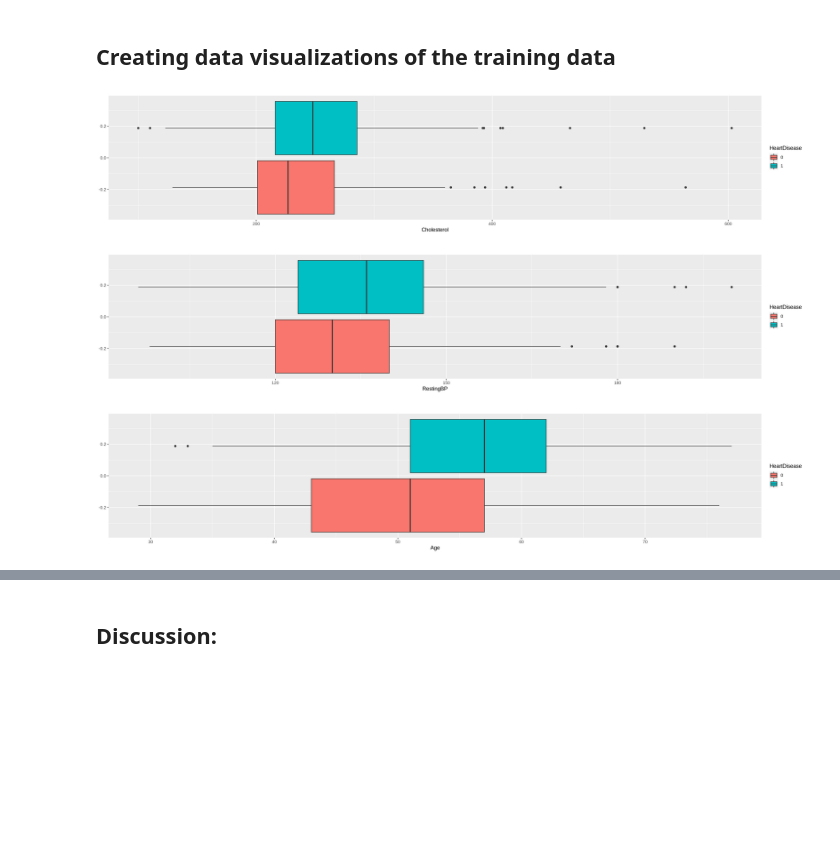
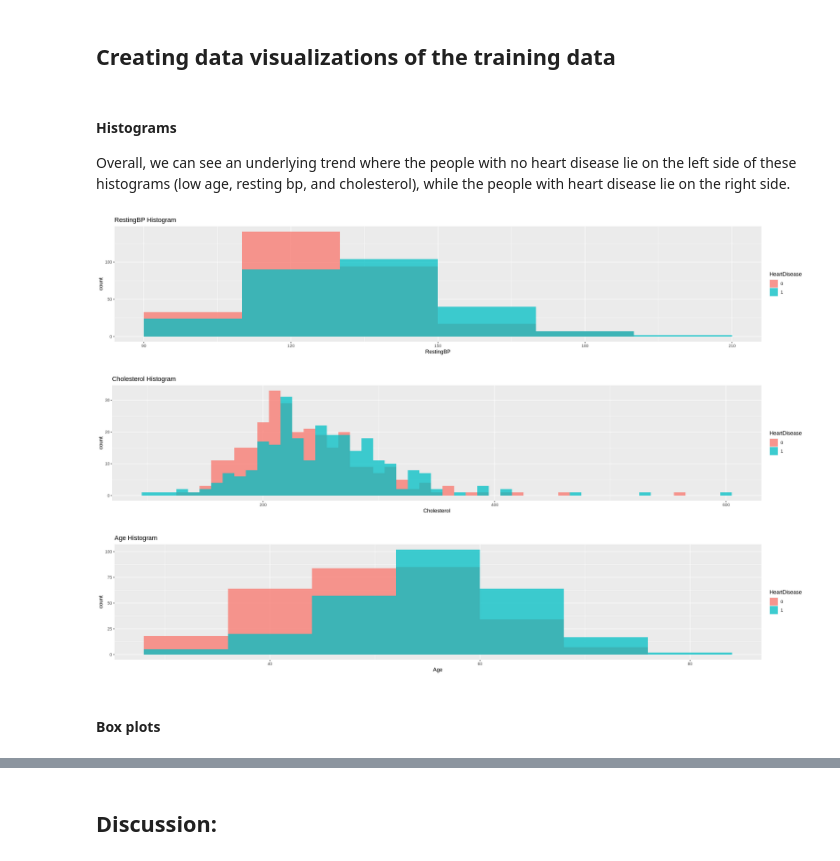
Before and after one commit to josephsoo/dsci_100_group_12, a Jupyter notebook: Project report.ipynb, the cells around one changed output, grey strips where cells are left out. Saved outputs shown, nothing was run; the diff lists cells and outputs as text; code cells hidden in the pictures; blank space fills up the shorter version.

Commit message:
visualizations

```diff
--- a/Project report.ipynb
+++ b/Project report.ipynb
@@ -150,24 +150,34 @@ We can see that the split between people with and without heart disease is gener
 **something talking about the means?**
 # %% [markdown]
 ## Creating data visualizations of the training data
+# %% [markdown]
+#### Histograms
+
+Overall, we can see an underlying trend where the people with no heart disease lie on the left side of these histograms (low age, resting bp, and cholesterol), while the people with heart disease lie on the right side.
 # %%
 options(repr.plot.width = 20, repr.plot.height = 4)
 
+bp_histo <- heart_train |> ggplot(aes(x = RestingBP, fill = HeartDisease)) +
+    geom_histogram(position = "identity", binwidth = 20, alpha = 0.75) +
+    labs(title = "RestingBP Histogram")
+
 cholesterol_histo <- heart_train |> ggplot(aes(x = Cholesterol, fill = HeartDisease)) +
-    geom_boxplot()
+    geom_histogram(position = "identity", binwidth = 10, alpha = 0.75) +
+    labs(title = "Cholesterol Histogram")
 
 
-bp_histo <- heart_train |> ggplot(aes(x = RestingBP, fill = HeartDisease)) +
-    geom_boxplot()
-
 age_histo <- heart_train |> ggplot(aes(x = Age, fill = HeartDisease)) +
-    geom_boxplot()
+    geom_histogram(position = "identity", binwidth = 8, alpha = 0.75) +
+    labs(title = "Age Histogram")
 
 
+
+bp_histo
 cholesterol_histo
-bp_histo
 age_histo
 # %% [output]
-[figure, old version]
+[figure, new version]
-[figure, old version]
+[figure, new version]
-[figure, old version]
+[figure, new version]
+# %% [markdown]
+#### Box plots
```
Also changed, not shown: parts of 1 cell of this notebook.
